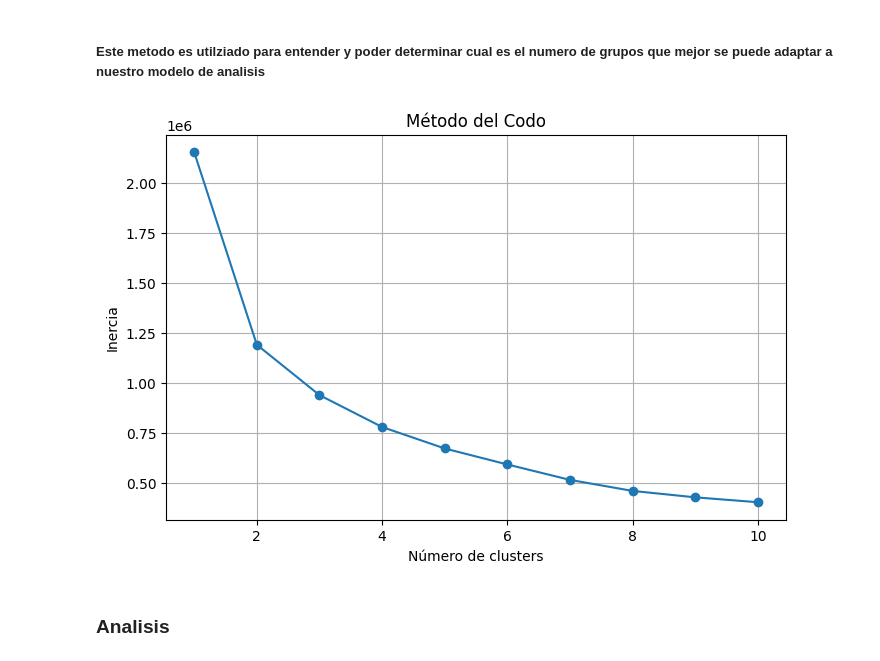
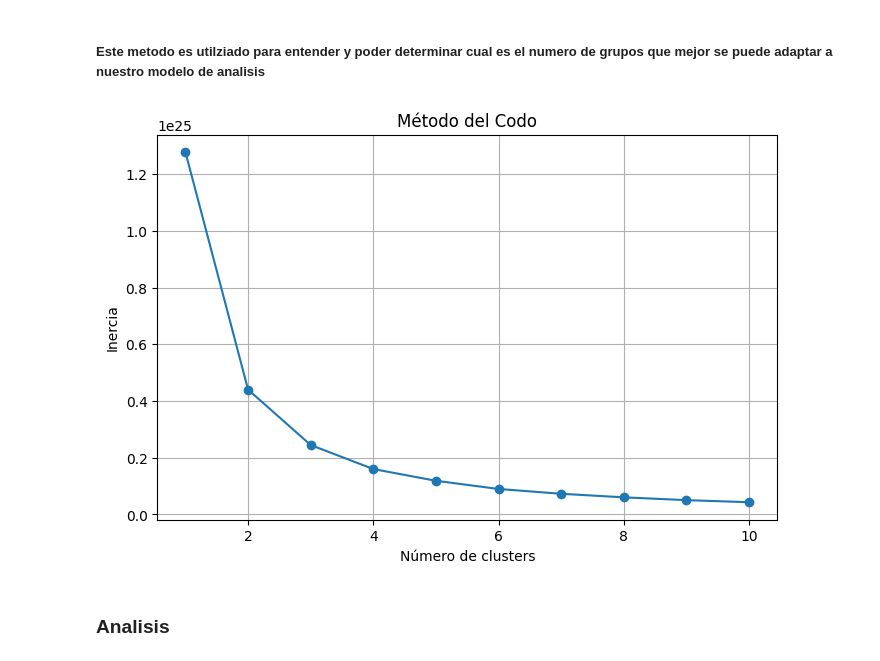
Before and after one commit to TearzGSL/Proyecto-final---Datamming, a Jupyter notebook: src/Clustering.ipynb, the cells around one changed output. Cells and saved outputs as stored; diff of their text form; code cells hidden in the pictures.

```diff
--- a/src/Clustering.ipynb
+++ b/src/Clustering.ipynb
@@ -292,0 +234,37 @@ plt.show()
+# %%
+X_log = pd.DataFrame(X_log, columns=variables_cluster)
+#Histograma con variables normalizadas
+plt.figure(figsize=(18,15))
+#  colores por variable
+colores = {
+    # variables operativas
+    'CantMunicipios': 'skyblue',
+    'CantSedes': 'skyblue',
+
+    # variables financieras
+    'ACTIVOS': 'lightcoral',
+    'PASIVOS': 'lightcoral',
+    'PATRIMONIO': 'lightcoral',
+    'INGRESOS': 'lightcoral',
+    'GASTOS': 'lightcoral',
+    'COSTOS': 'lightcoral',
+
+    'UTILIDADES': 'lightgreen',
+
+    'MargenNeto%': 'gold'
+}
+# crear histogramas
+for i, columna in enumerate(X_log.columns, 1):
+    plt.subplot(4,3,i)
+    plt.hist(
+        X_log[columna],
+        bins=30,
+        color=colores[columna],
+        edgecolor='black'
+    )
+    plt.title(columna)
+    plt.xlabel('')
+    plt.ylabel('Frecuencia')
+
+plt.tight_layout()
+plt.show()
@@ -339,34 +319,34 @@ from sklearn.cluster import KMeans
 # %%
 # lista para guardar valores de error por cada cluster
 inercia = []
 
 # para probar los diferentes n_cluster o grupos (1, 2...10 cluesters)
 for k in range(1,11):
     # modelo KMeans dandole  que elija entre 10 la mejor opcion
     modelo = KMeans(
         n_clusters=k, # k como numero de grupos
         random_state=42, # un valor para que sea reproducible
         n_init=10 # que elija entre 10 opciones la mejor (estabilidad)
     )
     # entrena el modelo, analizando datos, centroides y agrupando por ips
-    modelo.fit(X_scaled)
+    modelo.fit(X_log)
     # guardar inercia, que tan cerca estan los datos del centro n_init
     inercia.append(modelo.inertia_) # mayor inercia = cluster mas compactos
 
 # Grafico
 plt.figure(figsize=(8,5))
 
 plt.plot(range(1,11), inercia, marker='o')
 
 plt.xlabel('Número de clusters')
 plt.ylabel('Inercia')
 plt.title('Método del Codo')
 
 plt.grid()
 
 plt.show()
 # %% [output]
-[figure, old version]
+[figure, new version]
 # %% [markdown]
 ### Analisis
 # %% [markdown]
```
Also changed, not shown: parts of 13 cells of this notebook.
